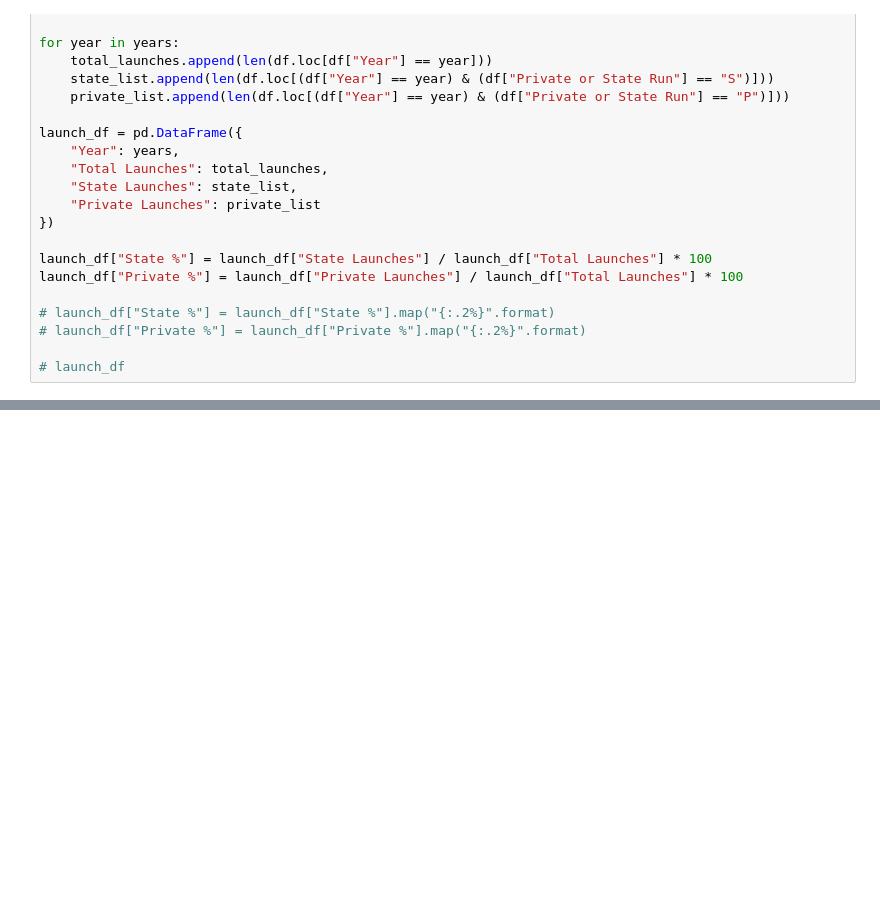
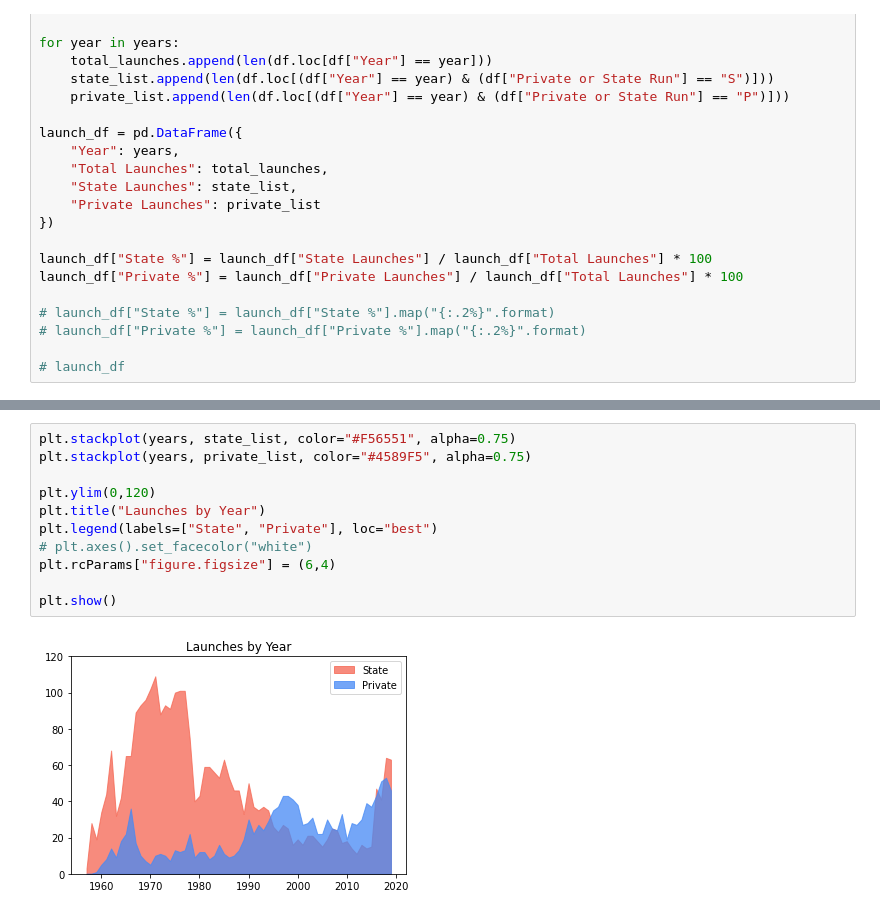
Before and after one commit to alejandrowaring/space-cadets-data-analysis, a Jupyter notebook: public_private.ipynb, the cells around one changed output, grey strips where cells are left out. Drawn from its saved outputs; the diff is of its cells as text; blank space fills up the shorter version.

```diff
--- a/public_private.ipynb
+++ b/public_private.ipynb
@@ -86,0 +111,13 @@ plt.show()
+# %%
+plt.stackplot(years, state_list, color="#F56551", alpha=0.75)
+plt.stackplot(years, private_list, color="#4589F5", alpha=0.75)
+
+plt.ylim(0,120)
+plt.title("Launches by Year")
+plt.legend(labels=["State", "Private"], loc="best")
+# plt.axes().set_facecolor("white")
+plt.rcParams["figure.figsize"] = (6,4)
+
+plt.show()
+# %% [output]
+[figure, added]
```
Also changed, not shown: parts of 4 cells of this notebook, 1 other file.
